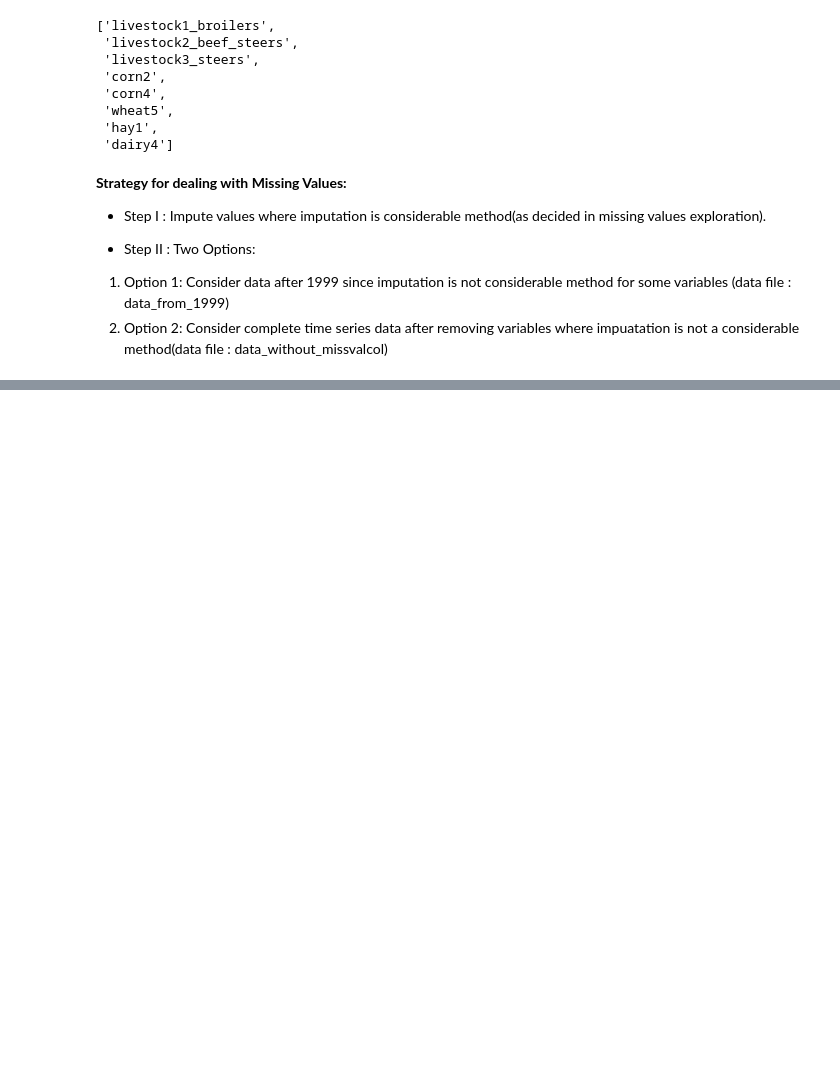
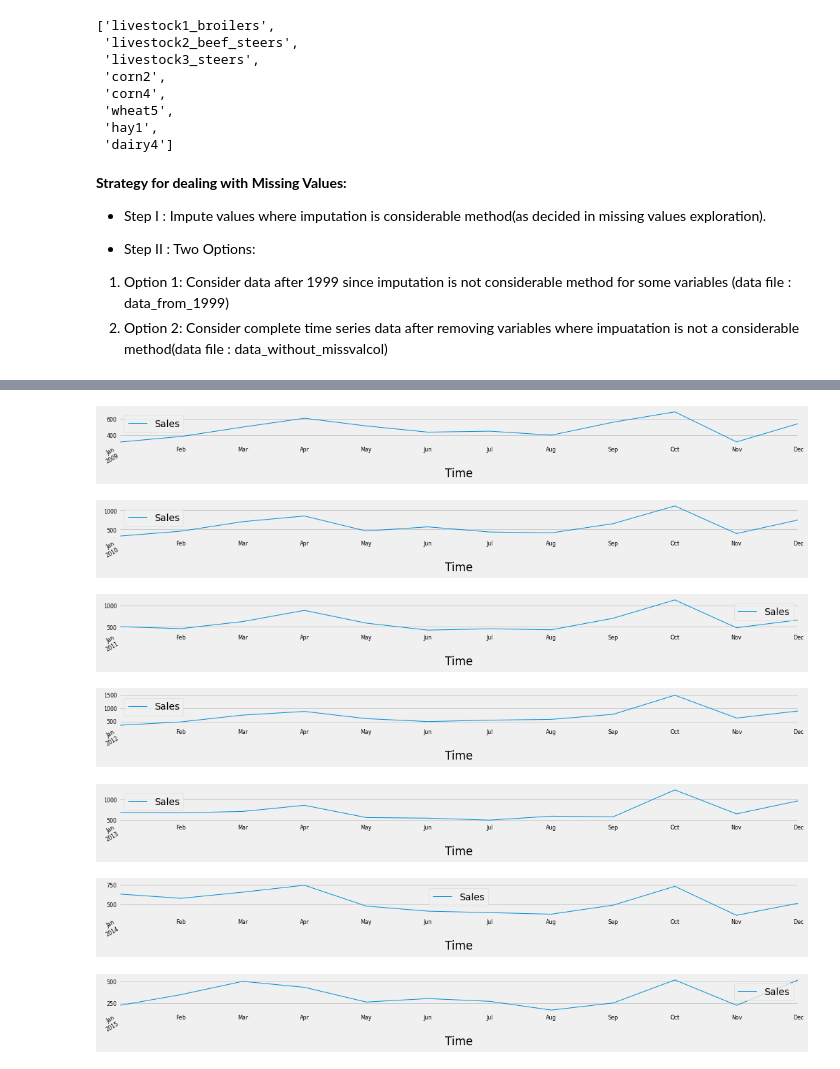
Before and after one commit to ankitaggarwal64/Time-Series-Sales-Forecasting-for-Agricultural-Equipments, a Jupyter notebook: Data_Understanding(EDA).ipynb, the cells around one changed output, grey strips where cells are left out. Drawn from its saved outputs; the diff is of its cells as text; code cells hidden in the pictures; blank space fills up the shorter version.

```diff
--- a/Data_Understanding(EDA).ipynb
+++ b/Data_Understanding(EDA).ipynb
@@ -550,0 +572,18 @@ data_without_missvalcol.to_csv("/content/drive/My Drive/1. Data Science/Sales Fo
+# %%
+# seasonal plots
+# multiple line plots of time series
+groups = pd.DataFrame(Sales)['2009':'2015'].groupby(Grouper(freq='A'))
+plt.style.use("fivethirtyeight")
+for name, group in groups:
+  ax = group.plot(subplots= True,linewidth=1,sharex=True, figsize=(16,1),fontsize=8)
+plt.show()
+
+#Obseravtion : Clear seasonality is present. Highest sales in march/april and august
+# %% [output]
+[figure, added]
+[figure, added]
+[figure, added]
+[figure, added]
+[figure, added]
+[figure, added]
+[figure, added]
```
Also changed, not shown: parts of 8 cells of this notebook.
